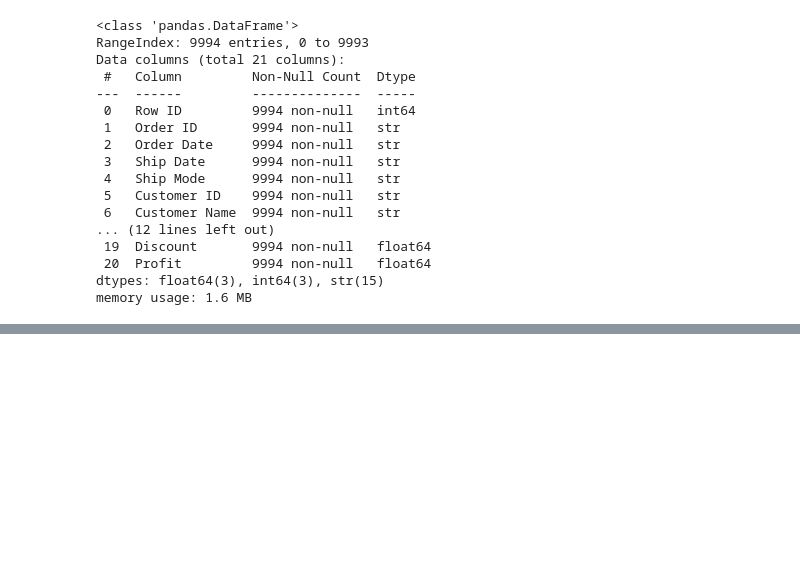
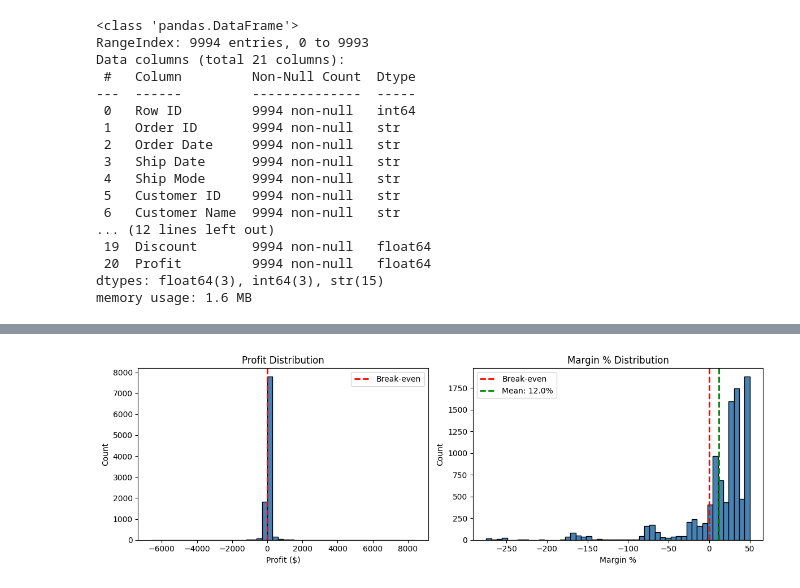
Before and after one commit to florgalarza/margin-leakage-analysis, a Jupyter notebook: 01_eda.ipynb, the cells around one changed output, grey strips where cells are left out. Cells and saved outputs as stored; diff of their text form; code cells hidden in the pictures; blank space fills up the shorter version.

```diff
--- a/01_eda.ipynb
+++ b/01_eda.ipynb
@@ -191,0 +86,11 @@ There are, however, clear differences across customer segments. Home Office gene
+# %%
+# Convert dates and create key metrics
+df["Order Date"] = pd.to_datetime(df["Order Date"])
+df["Ship Date"] = pd.to_datetime(df["Ship Date"])
+df["Postal Code"] = df["Postal Code"].astype(str)
+
+# Key metric: margin % (will use throughout)
+df['margin_pct'] = (df['Profit'] / df['Sales']) * 100
+
+# Implicit cost
+df['cost'] = df['Sales'] - df['Profit']
@@ -191,0 +196,23 @@ There are, however, clear differences across customer segments. Home Office gene
+# %%
+# Visual check of profit and margin distribution
+fig, axes = plt.subplots(1, 2, figsize=(12, 4))
+
+axes[0].hist(df['Profit'], bins=50, color='steelblue', edgecolor='black')
+axes[0].axvline(0, color='red', linestyle='--', linewidth=2, label='Break-even')
+axes[0].set_title('Profit Distribution')
+axes[0].set_xlabel('Profit ($)')
+axes[0].set_ylabel('Count')
+axes[0].legend()
+
+axes[1].hist(df['margin_pct'], bins=50, color='steelblue', edgecolor='black')
+axes[1].axvline(0, color='red', linestyle='--', linewidth=2, label='Break-even')
+axes[1].axvline(df['margin_pct'].mean(), color='green', linestyle='--', linewidth=2, label=f'Mean: {df["margin_pct"].mean():.1f}%')
+axes[1].set_title('Margin % Distribution')
+axes[1].set_xlabel('Margin %')
+axes[1].set_ylabel('Count')
+axes[1].legend()
+
+plt.tight_layout()
+plt.show()
+# %% [output]
+[figure, added]
```
Also changed, not shown: parts of 58 cells of this notebook.
